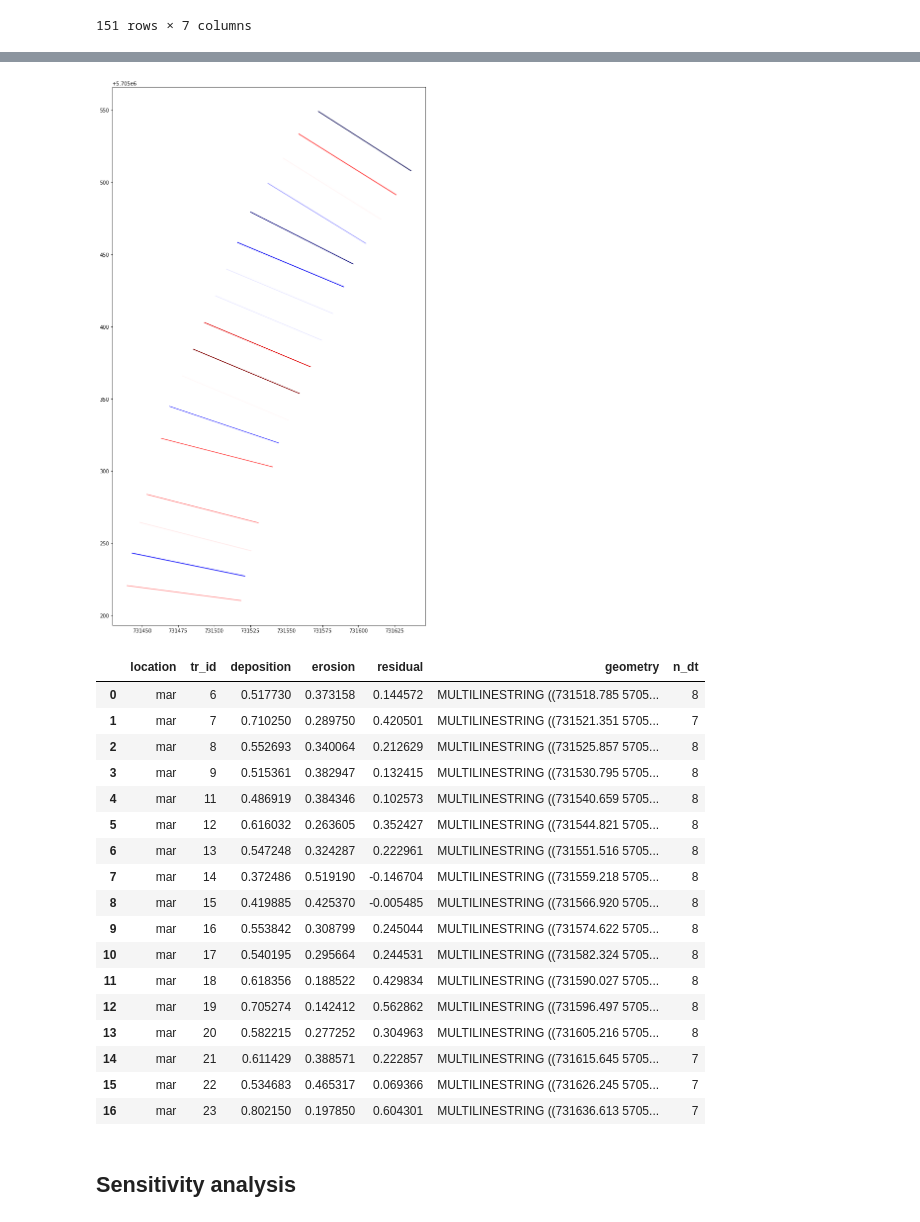
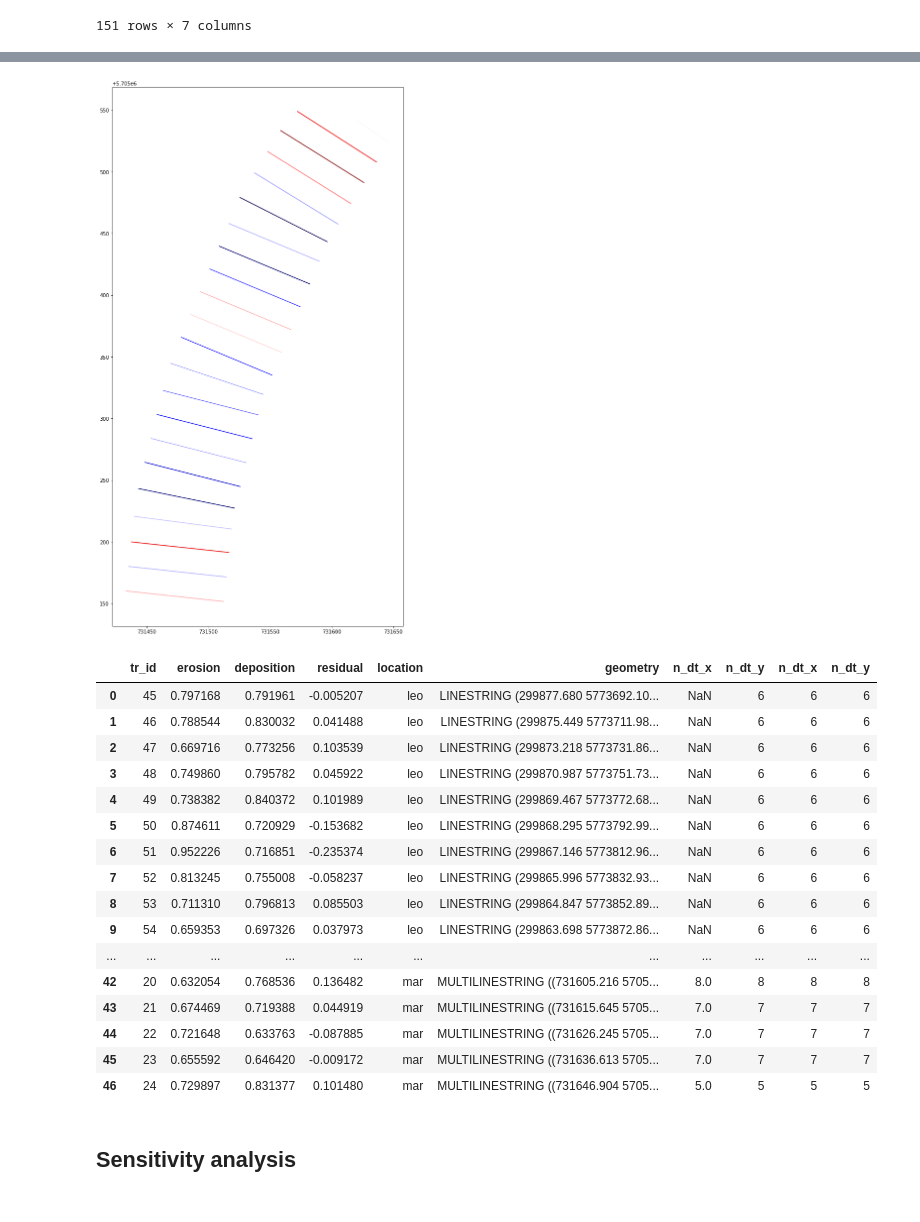
Before and after one commit to npucino/sandpyper, a Jupyter notebook: examples/Example_5b_Beachface Cluster Dynamics indices - transect level.ipynb, the cells around one changed output, grey strips where cells are left out. Saved outputs shown, nothing was run; the diff lists cells and outputs as text; code cells hidden in the pictures.

Commit message:
added rbcd transects function

```diff
--- a/examples/Example_5b_Beachface Cluster Dynamics indices - transect level.ipynb
+++ b/examples/Example_5b_Beachface Cluster Dynamics indices - transect level.ipynb
@@ -102,0 +113,19 @@ two parameters are important:
+# %%
+weights_dict={"ee":1,"ed":1,
+        "he":1,"hd":1,
+        "me":1,"md":1,
+        "se":1,"sd":1,
+        "ue":1,"ud":1}
+
+loc_codes=["mar","leo"]
+loc_search_dict = {   'leo': ['St','Leonards','leonards','leo'],
+                      'mar': ['Marengo','marengo','mar'] }
+crs_dict_string= {
+                 'mar': {'init': 'epsg:32754'},
+                 'leo':{'init': 'epsg:32755'}
+                 }
+
+dirNameTrans=r'C:\my_packages\sandpyper\tests\test_data\transects'
+
+label_order=["ed", "hd", "md", "sd", "ud", "nnn", "ue", "se", "me", "he", "ee"]
+geo=True
@@ -139,39 +432,38 @@ eliminating unreliable transects . . .
 # %%
 f,ax= plt.subplots(figsize=(20,20))
 
 ss_transects_idx,idx_table=compute_rBCD_transects(dirNameTrans=dirNameTrans,label_order=label_order,
                                                   crs_dict_string=crs_dict_string,
-                                                steady_state_tr=ss_tr,weights_dict=weights_dict,
+                                                steady_state_tr=steady_state_tr,weights_dict=weights_dict,
                                                 loc='mar')
 
 ss_transects_idx.plot(column='residual', ax=ax, cmap='seismic_r');
 # %% [output]
-[figure, old version]
+[figure, new version]
 # %%
-n_trans=dataset_mar.groupby(['tr_id'])["dt"].unique().reset_index()
+n_trans=dataset.groupby(['tr_id'])["dt"].unique().reset_index()
 n_trans['n_dt']=[n_trans.iloc[i,-1].shape[0] for i in np.arange(n_trans.shape[0]) ]
 
 ss_transects_idx=pd.merge(ss_transects_idx,n_trans[["tr_id","n_dt"]], on=['tr_id'], how='left')
 ss_transects_idx
 # %% [output]
-|  | location | tr_id | deposition | erosion | residual | geometry | n_dt |
-| 0 | mar | 6 | 0.517730 | 0.373158 | 0.144572 | MULTILINESTRING ((731518.785 5705... | 8 |
-| 1 | mar | 7 | 0.710250 | 0.289750 | 0.420501 | MULTILINESTRING ((731521.351 5705... | 7 |
-| 2 | mar | 8 | 0.552693 | 0.340064 | 0.212629 | MULTILINESTRING ((731525.857 5705... | 8 |
-| 3 | mar | 9 | 0.515361 | 0.382947 | 0.132415 | MULTILINESTRING ((731530.795 5705... | 8 |
-| 4 | mar | 11 | 0.486919 | 0.384346 | 0.102573 | MULTILINESTRING ((731540.659 5705... | 8 |
-| 5 | mar | 12 | 0.616032 | 0.263605 | 0.352427 | MULTILINESTRING ((731544.821 5705... | 8 |
-| 6 | mar | 13 | 0.547248 | 0.324287 | 0.222961 | MULTILINESTRING ((731551.516 5705... | 8 |
-| 7 | mar | 14 | 0.372486 | 0.519190 | -0.146704 | MULTILINESTRING ((731559.218 5705... | 8 |
-| 8 | mar | 15 | 0.419885 | 0.425370 | -0.005485 | MULTILINESTRING ((731566.920 5705... | 8 |
-| 9 | mar | 16 | 0.553842 | 0.308799 | 0.245044 | MULTILINESTRING ((731574.622 5705... | 8 |
-| 10 | mar | 17 | 0.540195 | 0.295664 | 0.244531 | MULTILINESTRING ((731582.324 5705... | 8 |
-| 11 | mar | 18 | 0.618356 | 0.188522 | 0.429834 | MULTILINESTRING ((731590.027 5705... | 8 |
-| 12 | mar | 19 | 0.705274 | 0.142412 | 0.562862 | MULTILINESTRING ((731596.497 5705... | 8 |
-| 13 | mar | 20 | 0.582215 | 0.277252 | 0.304963 | MULTILINESTRING ((731605.216 5705... | 8 |
-| 14 | mar | 21 | 0.611429 | 0.388571 | 0.222857 | MULTILINESTRING ((731615.645 5705... | 7 |
-| 15 | mar | 22 | 0.534683 | 0.465317 | 0.069366 | MULTILINESTRING ((731626.245 5705... | 7 |
-| 16 | mar | 23 | 0.802150 | 0.197850 | 0.604301 | MULTILINESTRING ((731636.613 5705... | 7 |
+|  | tr_id | erosion | deposition | residual | location | geometry | n_dt_x | n_dt_y | n_dt_x | n_dt_y |
+| 0 | 45 | 0.797168 | 0.791961 | -0.005207 | leo | LINESTRING (299877.680 5773692.10... | NaN | 6 | 6 | 6 |
+| 1 | 46 | 0.788544 | 0.830032 | 0.041488 | leo | LINESTRING (299875.449 5773711.98... | NaN | 6 | 6 | 6 |
+| 2 | 47 | 0.669716 | 0.773256 | 0.103539 | leo | LINESTRING (299873.218 5773731.86... | NaN | 6 | 6 | 6 |
+| 3 | 48 | 0.749860 | 0.795782 | 0.045922 | leo | LINESTRING (299870.987 5773751.73... | NaN | 6 | 6 | 6 |
+| 4 | 49 | 0.738382 | 0.840372 | 0.101989 | leo | LINESTRING (299869.467 5773772.68... | NaN | 6 | 6 | 6 |
+| 5 | 50 | 0.874611 | 0.720929 | -0.153682 | leo | LINESTRING (299868.295 5773792.99... | NaN | 6 | 6 | 6 |
+| 6 | 51 | 0.952226 | 0.716851 | -0.235374 | leo | LINESTRING (299867.146 5773812.96... | NaN | 6 | 6 | 6 |
+| 7 | 52 | 0.813245 | 0.755008 | -0.058237 | leo | LINESTRING (299865.996 5773832.93... | NaN | 6 | 6 | 6 |
+| 8 | 53 | 0.711310 | 0.796813 | 0.085503 | leo | LINESTRING (299864.847 5773852.89... | NaN | 6 | 6 | 6 |
+| 9 | 54 | 0.659353 | 0.697326 | 0.037973 | leo | LINESTRING (299863.698 5773872.86... | NaN | 6 | 6 | 6 |
+| ... | ... | ... | ... | ... | ... | ... | ... | ... | ... | ... |
+| 42 | 20 | 0.632054 | 0.768536 | 0.136482 | mar | MULTILINESTRING ((731605.216 5705... | 8.0 | 8 | 8 | 8 |
+| 43 | 21 | 0.674469 | 0.719388 | 0.044919 | mar | MULTILINESTRING ((731615.645 5705... | 7.0 | 7 | 7 | 7 |
+| 44 | 22 | 0.721648 | 0.633763 | -0.087885 | mar | MULTILINESTRING ((731626.245 5705... | 7.0 | 7 | 7 | 7 |
+| 45 | 23 | 0.655592 | 0.646420 | -0.009172 | mar | MULTILINESTRING ((731636.613 5705... | 7.0 | 7 | 7 | 7 |
+| 46 | 24 | 0.729897 | 0.831377 | 0.101480 | mar | MULTILINESTRING ((731646.904 5705... | 5.0 | 5 | 5 | 5 |
 # %% [markdown]
 ## Sensitivity analysis
 # %% [markdown]
```
Also changed, not shown: parts of 10 cells of this notebook, 5 other files.
